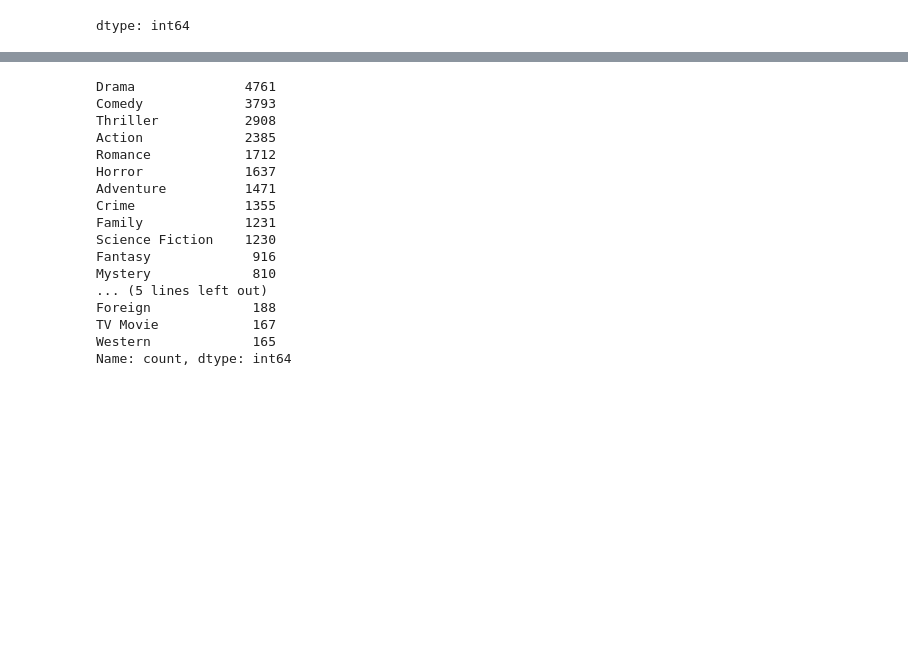
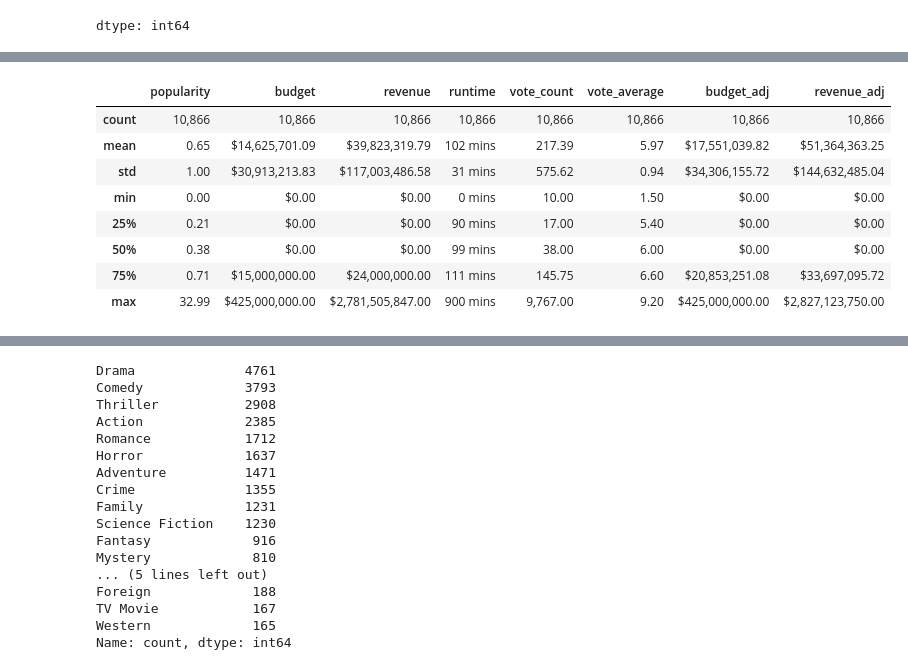
Before and after one commit to Wasey23/CI-345-Machine-Learning-Project, a Jupyter notebook: EDA.ipynb, the cells around one changed output, grey strips where cells are left out. Saved outputs shown, nothing was run; the diff lists cells and outputs as text; code cells hidden in the pictures; blank space fills up the shorter version.

Commit message:
Formatted describe method

```diff
--- a/EDA.ipynb
+++ b/EDA.ipynb
@@ -127,0 +116,30 @@ tt.describe()
+# %%
+
+summary = tmbd_eda.drop(columns=['release_year', 'id']).describe()
+
+(summary.style
+
+.format('{:,.0f}', subset=(['count'], summary.columns))
+
+.format({
+    'budget': '${:,.2f}',
+    'budget_adj': '${:,.2f}',
+    'revenue': '${:,.2f}',
+    'revenue_adj': '${:,.2f}',
+    'popularity': '{:,.2f}',
+    'runtime': '{:,.0f} mins',
+    'vote_count': '{:,.2f}',
+    'vote_average': '{:,.2f}'
+    }, subset=(summary.index.drop('count'), summary.columns))
+
+)
+# %% [output]
+|  | popularity | budget | revenue | runtime | vote_count | vote_average | budget_adj | revenue_adj |
+| count | 10,866 | 10,866 | 10,866 | 10,866 | 10,866 | 10,866 | 10,866 | 10,866 |
+| mean | 0.65 | $14,625,701.09 | $39,823,319.79 | 102 mins | 217.39 | 5.97 | $17,551,039.82 | $51,364,363.25 |
+| std | 1.00 | $30,913,213.83 | $117,003,486.58 | 31 mins | 575.62 | 0.94 | $34,306,155.72 | $144,632,485.04 |
+| min | 0.00 | $0.00 | $0.00 | 0 mins | 10.00 | 1.50 | $0.00 | $0.00 |
+| 25% | 0.21 | $0.00 | $0.00 | 90 mins | 17.00 | 5.40 | $0.00 | $0.00 |
+| 50% | 0.38 | $0.00 | $0.00 | 99 mins | 38.00 | 6.00 | $0.00 | $0.00 |
+| 75% | 0.71 | $15,000,000.00 | $24,000,000.00 | 111 mins | 145.75 | 6.60 | $20,853,251.08 | $33,697,095.72 |
+| max | 32.99 | $425,000,000.00 | $2,781,505,847.00 | 900 mins | 9,767.00 | 9.20 | $425,000,000.00 | $2,827,123,750.00 |
```
Also changed, not shown: parts of 13 cells of this notebook.
